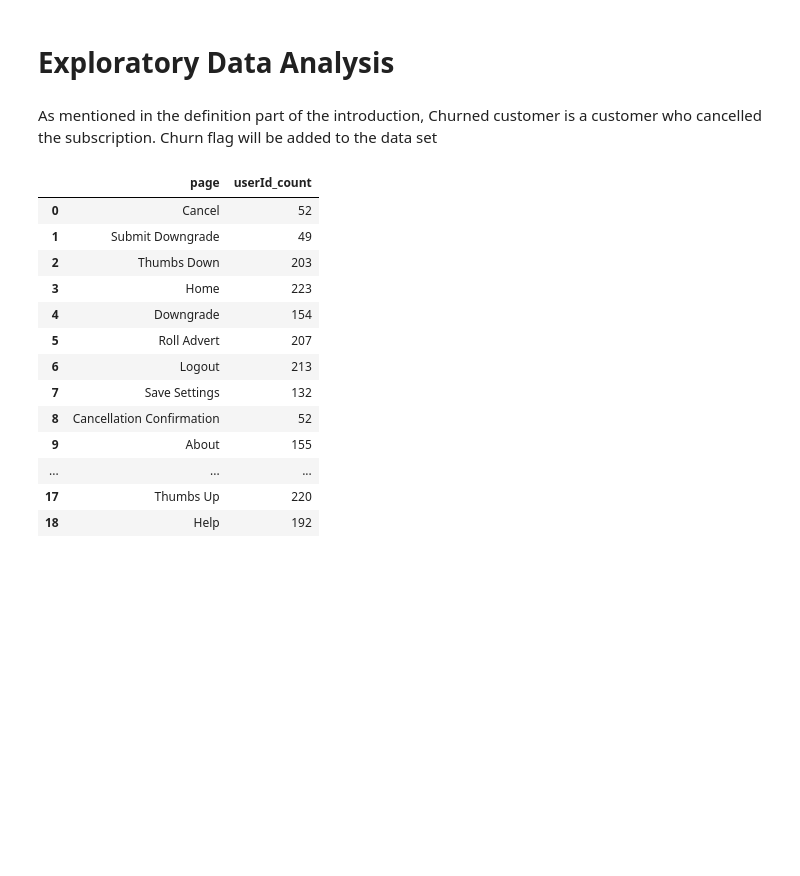
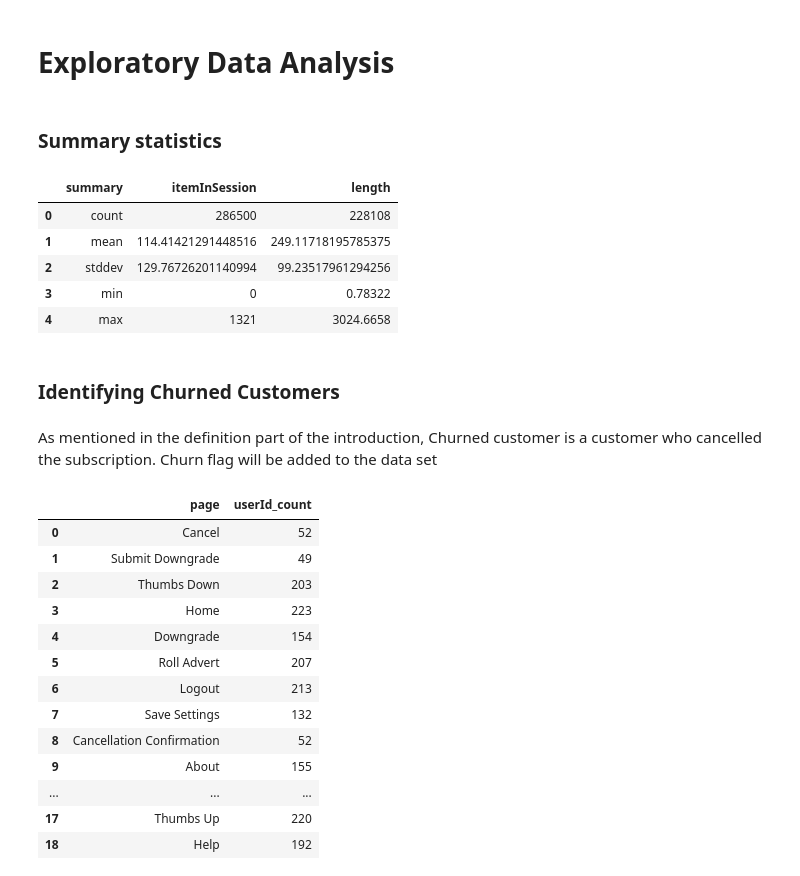
Before and after one commit to khodjaevsh/sparkify, a Jupyter notebook: Sparkify.ipynb, the cells around one changed output. Saved outputs shown, nothing was run; the diff lists cells and outputs as text; code cells hidden in the pictures; blank space fills up the shorter version.

```diff
--- a/Sparkify.ipynb
+++ b/Sparkify.ipynb
@@ -139,5 +163,19 @@ df = df.withColumn('date',  F.from_unixtime('ts').cast(DateType()))
 # %% [markdown]
 # Exploratory Data Analysis
+# %% [markdown]
+### Summary statistics
+# %%
+stats = df.select(['itemInSession', 'length' ]).describe().toPandas()
+stats
+# %% [output]
+|  | summary | itemInSession | length |
+| 0 | count | 286500 | 228108 |
+| 1 | mean | 114.41421291448516 | 249.11718195785375 |
+| 2 | stddev | 129.76726201140994 | 99.23517961294256 |
+| 3 | min | 0 | 0.78322 |
+| 4 | max | 1321 | 3024.6658 |
+# %% [markdown]
+### Identifying Churned Customers
 # %% [markdown]
 As mentioned in the definition part of the introduction, Churned customer is a customer who cancelled the subscription. Churn flag will be added to the data set
 # %%
```
Also changed, not shown: parts of 37 cells of this notebook.
